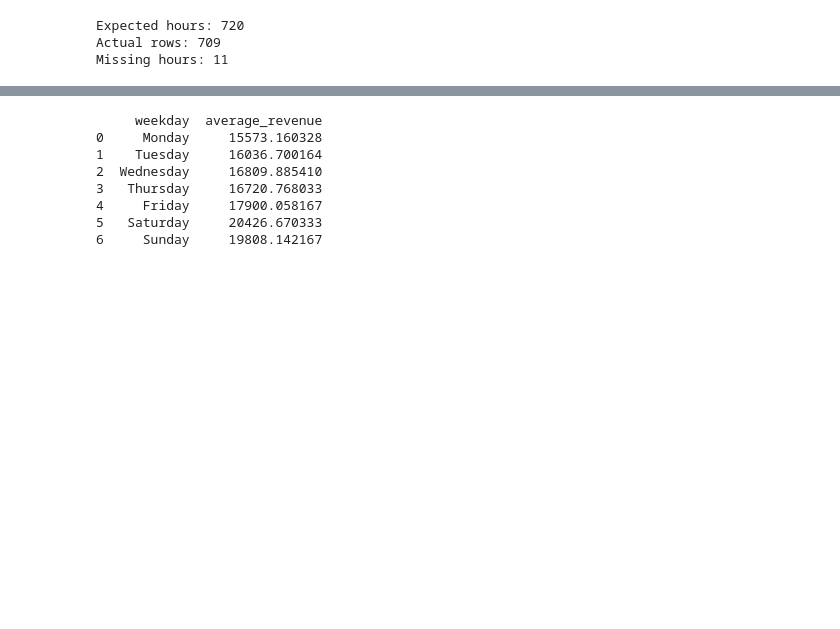
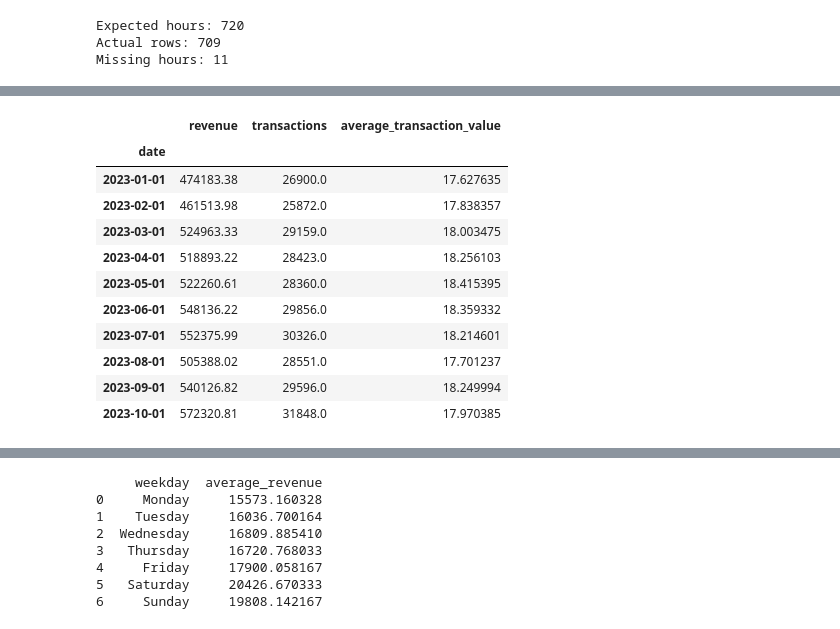
Before and after one commit to nigusadmas/AAU-DataScience_-_AI-Enginner-Projects, a Jupyter notebook: Time-Series/Time-Series-Data-Wrangling.ipynb, the cells around one changed output, grey strips where cells are left out. Saved outputs shown, nothing was run; the diff lists cells and outputs as text; code cells hidden in the pictures; blank space fills up the shorter version.

```diff
--- a/Time-Series/Time-Series-Data-Wrangling.ipynb
+++ b/Time-Series/Time-Series-Data-Wrangling.ipynb
@@ -193,16 +245,14 @@ Freq: D, Name: rolling_7_centered, Length: 424, dtype: float64
 # %%
 # Q13. Rolling standard deviation + anomaly flag
-store_spined["rolling_7_std"] = (
-    store_spined["revenue"]
-    .rolling(window=7)
-    .std()
-)
+store_spined["rolling_7_std"] = (store_spined["revenue"].rolling(window=7).std())
+print(store_spined["rolling_7_std"].head(10))
 
+print("="*60)
 store_spined["unusual"] = (
-    abs(
+abs(
         store_spined["revenue"]- store_spined["rolling_7_mean"])>2 * store_spined["rolling_7_std"]
 )
 
-print(store_spined["unusual"])
+print((store_spined["unusual"]==True).sum())
 # %% [output]
 date
@@ -222,8 +273,7 @@ Freq: D, Name: unusual, Length: 424, dtype: bool
 # Q14. min_periods=1
 # rolling(7)
 
-# store_spined["rolling_7_mean_min1"] = (
-#     store_spined["revenue"]
-#     .rolling(window=7, min_periods=1)
-#     .mean()
-# )
+store_spined["rolling_7_mean_min1"] = (
+    store_spined["revenue"].rolling(window=7, min_periods=1).mean())
+
+print(store_spined["rolling_7_mean_min1"].head(10))
@@ -230,7 +293,4 @@ Freq: D, Name: unusual, Length: 424, dtype: bool
 # %%
 # Q15. Expanding mean
-store_spined["expanding_mean"] = (
-    store_spined["revenue"]
-    .expanding()
-    .mean()
-)
+store_spined["expanding_mean"] = (store_spined["revenue"].expanding().mean())
+print(store_spined["expanding_mean"].head(10))
@@ -267,18 +330,23 @@ date
 # %%
 # Q17. Average Transaction Value
-monthly = (
-    store_spined
-    .resample("MS")
-    .agg(
+monthly = (store_spined.resample("MS").agg(
         revenue=("revenue", "sum"),
-        transactions=("transactions", "sum")
-    )
-)
-
-monthly["average_transaction_value"] = (
-    monthly["revenue"]
-    / monthly["transactions"]
-)
+        transactions=("transactions", "sum")))
+monthly["average_transaction_value"] = (monthly["revenue"]/ monthly["transactions"])
+monthly.head(10)
+# %% [output]
+|  | revenue | transactions | average_transaction_value |
+| date |  |  |  |
+| 2023-01-01 | 474183.38 | 26900.0 | 17.627635 |
+| 2023-02-01 | 461513.98 | 25872.0 | 17.838357 |
+| 2023-03-01 | 524963.33 | 29159.0 | 18.003475 |
+| 2023-04-01 | 518893.22 | 28423.0 | 18.256103 |
+| 2023-05-01 | 522260.61 | 28360.0 | 18.415395 |
+| 2023-06-01 | 548136.22 | 29856.0 | 18.359332 |
+| 2023-07-01 | 552375.99 | 30326.0 | 18.214601 |
+| 2023-08-01 | 505388.02 | 28551.0 | 17.701237 |
+| 2023-09-01 | 540126.82 | 29596.0 | 18.249994 |
+| 2023-10-01 | 572320.81 | 31848.0 | 17.970385 |
 # %%
 # Q18. Energy Hourly → Daily → Weekly
 # Daily Total
```
Also changed, not shown: parts of 19 cells of this notebook, 1 other file.
